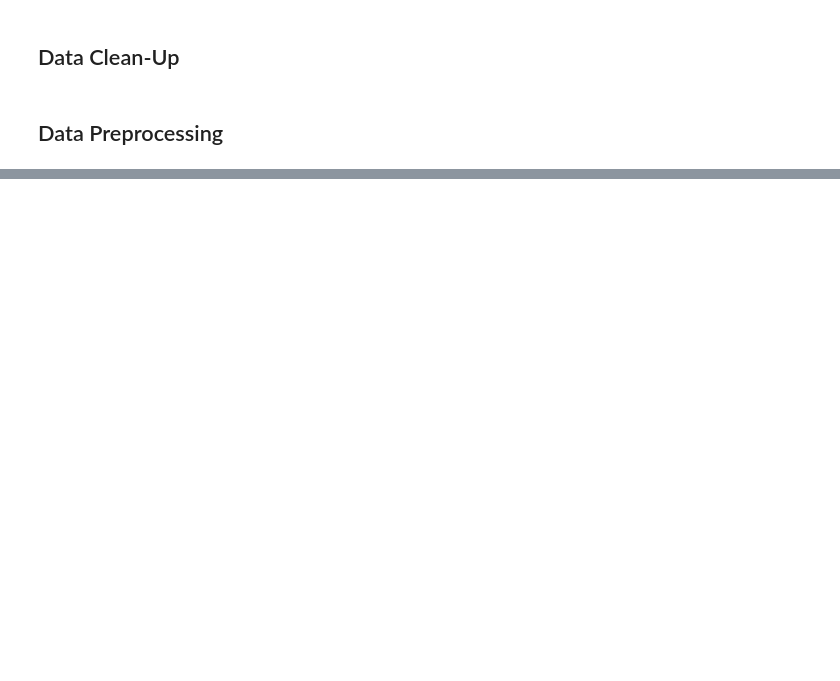
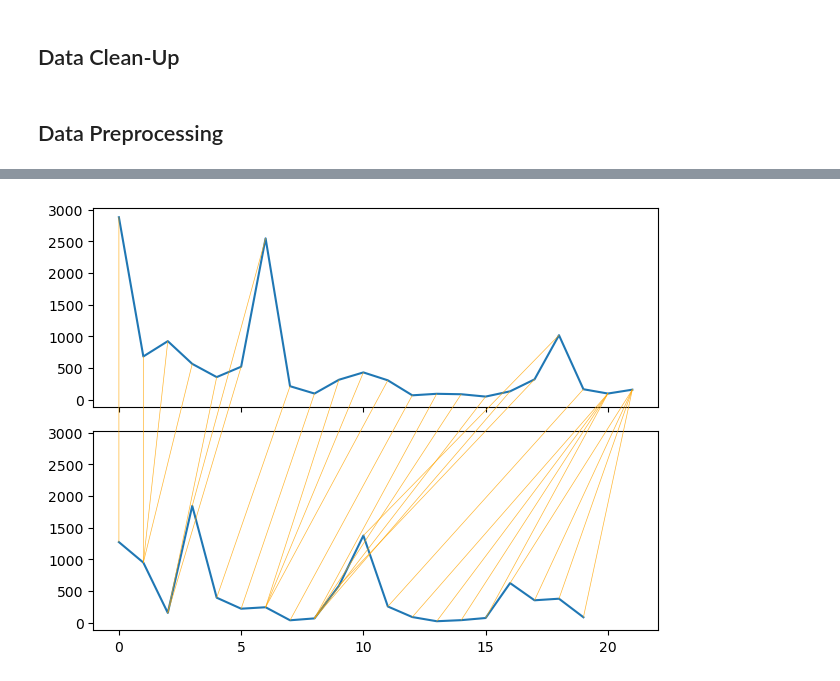
Before and after one commit to katelkq/dissertation, a Jupyter notebook: notebooks/reproducibility.ipynb, the cells around one changed output, grey strips where cells are left out. Saved outputs shown, nothing was run; the diff lists cells and outputs as text; code cells hidden in the pictures; blank space fills up the shorter version.

```diff
--- a/notebooks/reproducibility.ipynb
+++ b/notebooks/reproducibility.ipynb
@@ -50,0 +95,13 @@ from sklearn.metrics import pairwise_distances
+# %%
+from dtaidistance import dtw
+from dtaidistance import dtw_visualisation as dtwvis
+
+s1 = address.aggregate(master_list[0], bin_size=32)
+s2 = address.aggregate(master_list[4], bin_size=32)
+
+path = dtw.warping_path(s1, s2)
+
+dtwvis.plot_warping(s1, s2, path)
+plt.show()
+# %% [output]
+[figure, added]
```
Also changed, not shown: parts of 6 cells of this notebook, 8 other files.
